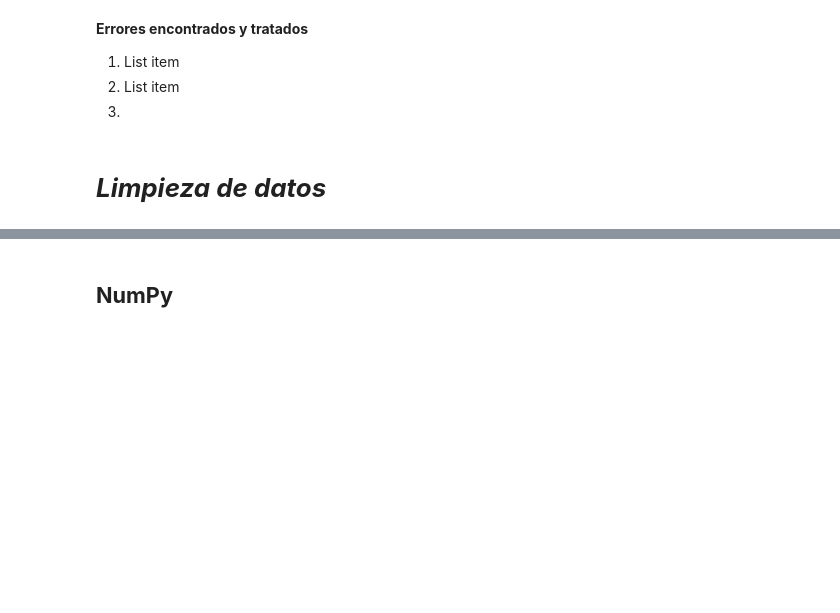
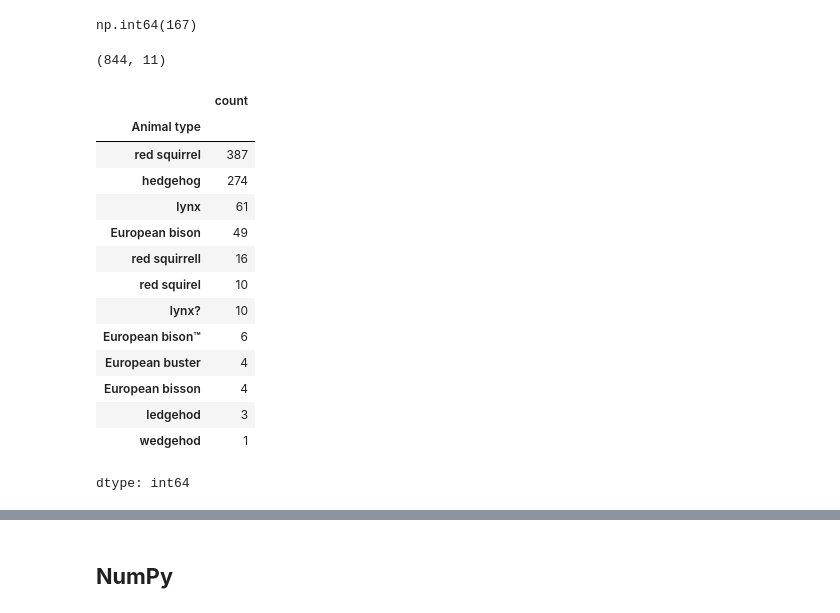
Before and after one commit to nataliavillarinnn-create/Entregable-BIT--Natalia-Villamar-n, a Jupyter notebook: Actividad_2_Limpieza_y_análisis_de_datos_con_Pandas_+_NumPy.ipynb, the cells around one changed output, grey strips where cells are left out. Cells and saved outputs as stored; diff of their text form; code cells hidden in the pictures; blank space fills up the shorter version.

```diff
--- a/Actividad_2_Limpieza_y_análisis_de_datos_con_Pandas_+_NumPy.ipynb
+++ b/Actividad_2_Limpieza_y_análisis_de_datos_con_Pandas_+_NumPy.ipynb
@@ -114,11 +77,29 @@ memory usage: 71.7+ KB
 # %%
 #Cuántos registros duplicados existen?
+df.duplicated().sum()
+# %% [output]
+np.int64(167)
+# %%
+df = df.drop_duplicates()
+df.shape
+# %% [output]
+(844, 11)
 # %%
 #Utiliza unique() o value_counts() para identificar categorías inconsistentes o valores sospechosos.
+df['Animal type'].value_counts()
+# %% [output]
+|  | count |
+| Animal type |  |
+| red squirrel | 387 |
+| hedgehog | 274 |
+| lynx | 61 |
+| European bison | 49 |
+| red squirrell | 16 |
+| red squirel | 10 |
+| lynx? | 10 |
+| European bison™ | 6 |
+| European buster | 4 |
+| European bisson | 4 |
+| ledgehod | 3 |
+| wedgehod | 1 |
+dtype: int64
-# %% [markdown]
-**Errores encontrados y tratados**
-1.   List item
-2.   List item
-3.
-# %% [markdown]
-# ***Limpieza de datos***
```
Also changed, not shown: parts of 35 cells of this notebook.
